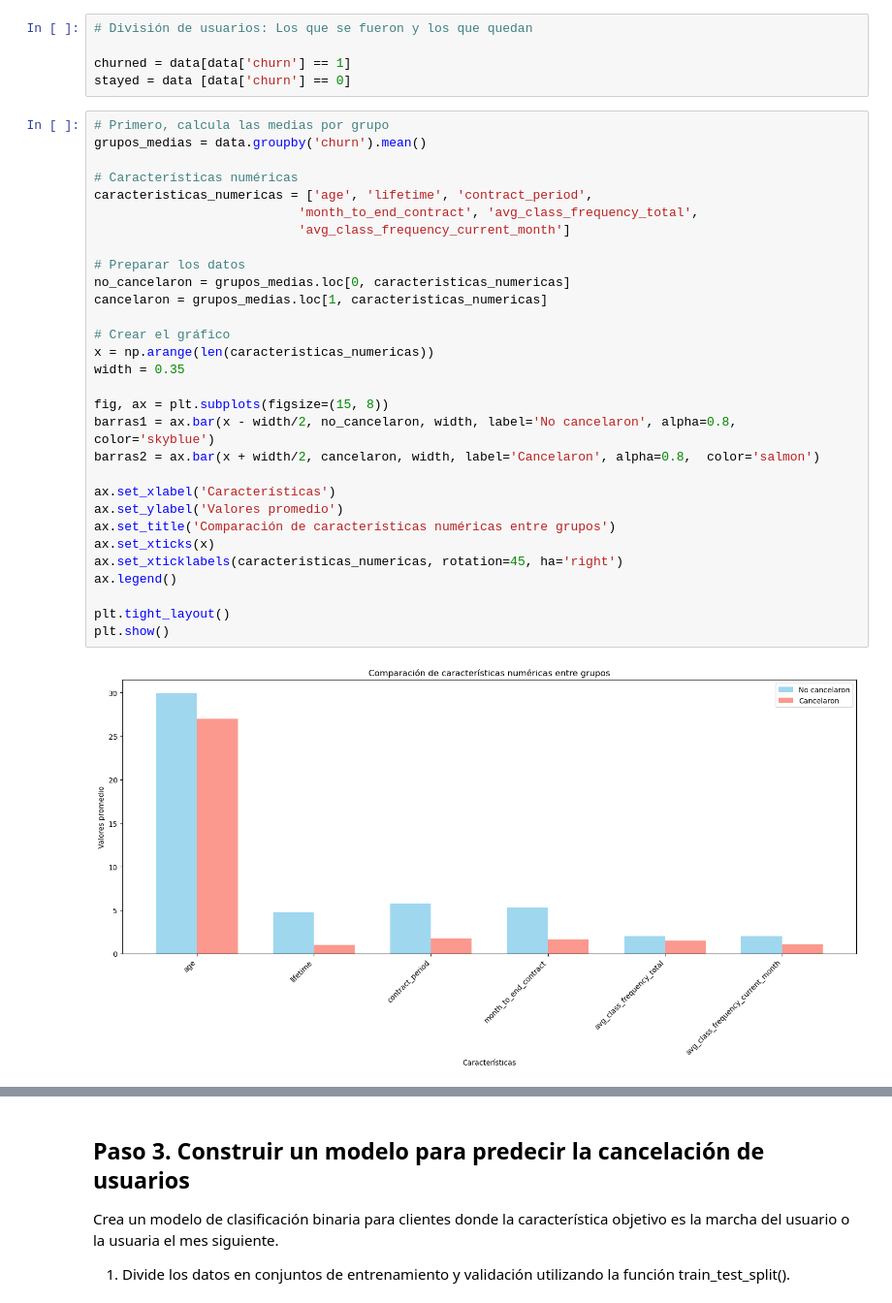
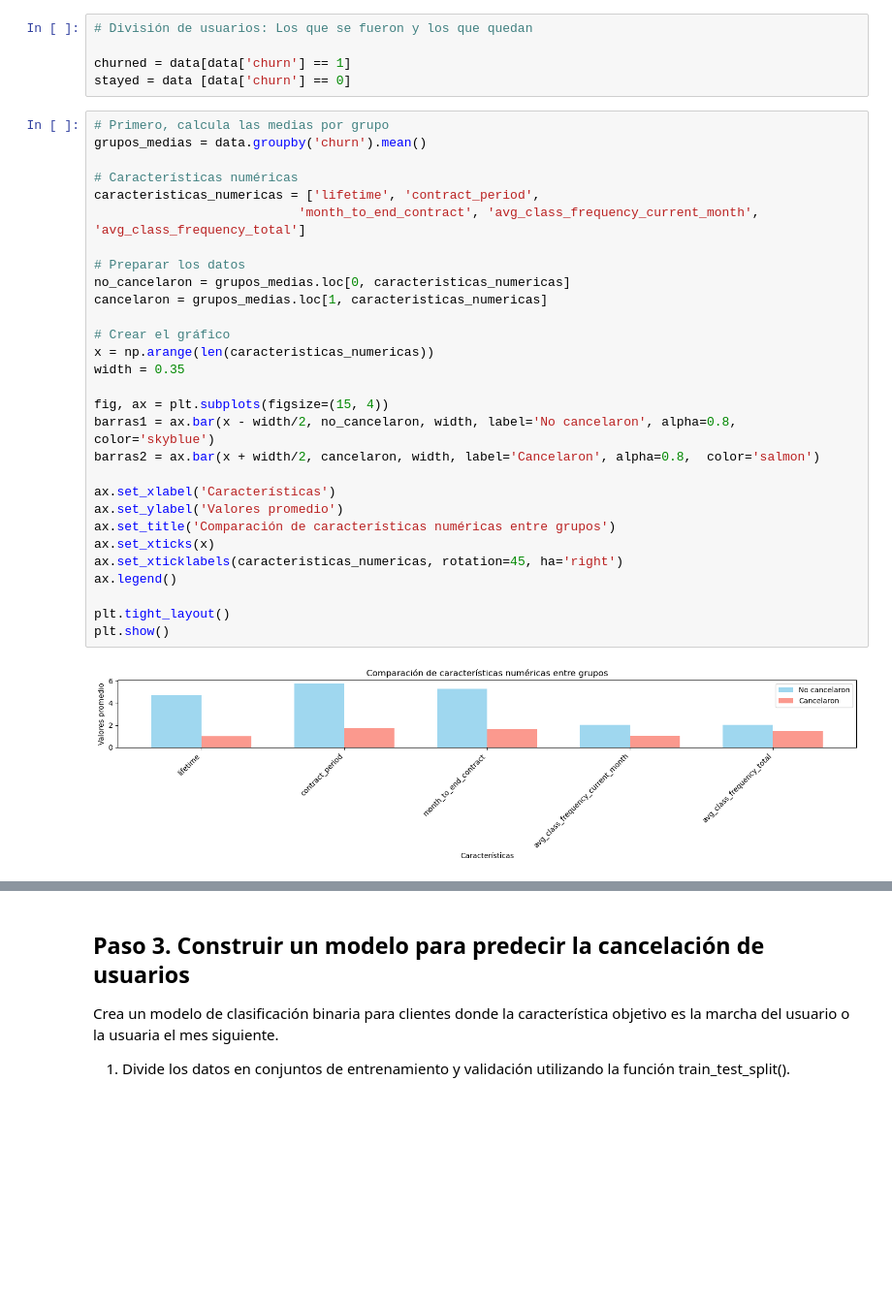
Before and after one commit to latostadorano/s_13, a Jupyter notebook: s13.ipynb, the cells around one changed output, grey strips where cells are left out. Shown: that part at 97% size. Drawn from its saved outputs; the diff is of its cells as text; blank space fills up the shorter version.

```diff
--- a/s13.ipynb
+++ b/s13.ipynb
@@ -113,35 +113,34 @@ stayed = data [data['churn'] == 0]
 # %%
 # Primero, calcula las medias por grupo
 grupos_medias = data.groupby('churn').mean()
 
 # Características numéricas
-caracteristicas_numericas = ['age', 'lifetime', 'contract_period',
-                           'month_to_end_contract', 'avg_class_frequency_total',
-                           'avg_class_frequency_current_month']
+caracteristicas_numericas = ['lifetime', 'contract_period',
+                           'month_to_end_contract', 'avg_class_frequency_current_month', 'avg_class_frequency_total']
 
 # Preparar los datos
 no_cancelaron = grupos_medias.loc[0, caracteristicas_numericas]
 cancelaron = grupos_medias.loc[1, caracteristicas_numericas]
 
 # Crear el gráfico
 x = np.arange(len(caracteristicas_numericas))
 width = 0.35
 
-fig, ax = plt.subplots(figsize=(15, 8))
+fig, ax = plt.subplots(figsize=(15, 4))
 barras1 = ax.bar(x - width/2, no_cancelaron, width, label='No cancelaron', alpha=0.8,  color='skyblue')
 barras2 = ax.bar(x + width/2, cancelaron, width, label='Cancelaron', alpha=0.8,  color='salmon')
 
 ax.set_xlabel('Características')
 ax.set_ylabel('Valores promedio')
 ax.set_title('Comparación de características numéricas entre grupos')
 ax.set_xticks(x)
 ax.set_xticklabels(caracteristicas_numericas, rotation=45, ha='right')
 ax.legend()
 
 plt.tight_layout()
 plt.show()
 # %% [output]
-[figure, old version]
+[figure, new version]
 # %%
 # Calcular las medias de avg_additional_charges_total por grupo
 grupos_medias = data.groupby('churn')['avg_additional_charges_total'].mean()
```
Also changed, not shown: parts of 5 cells of this notebook.
